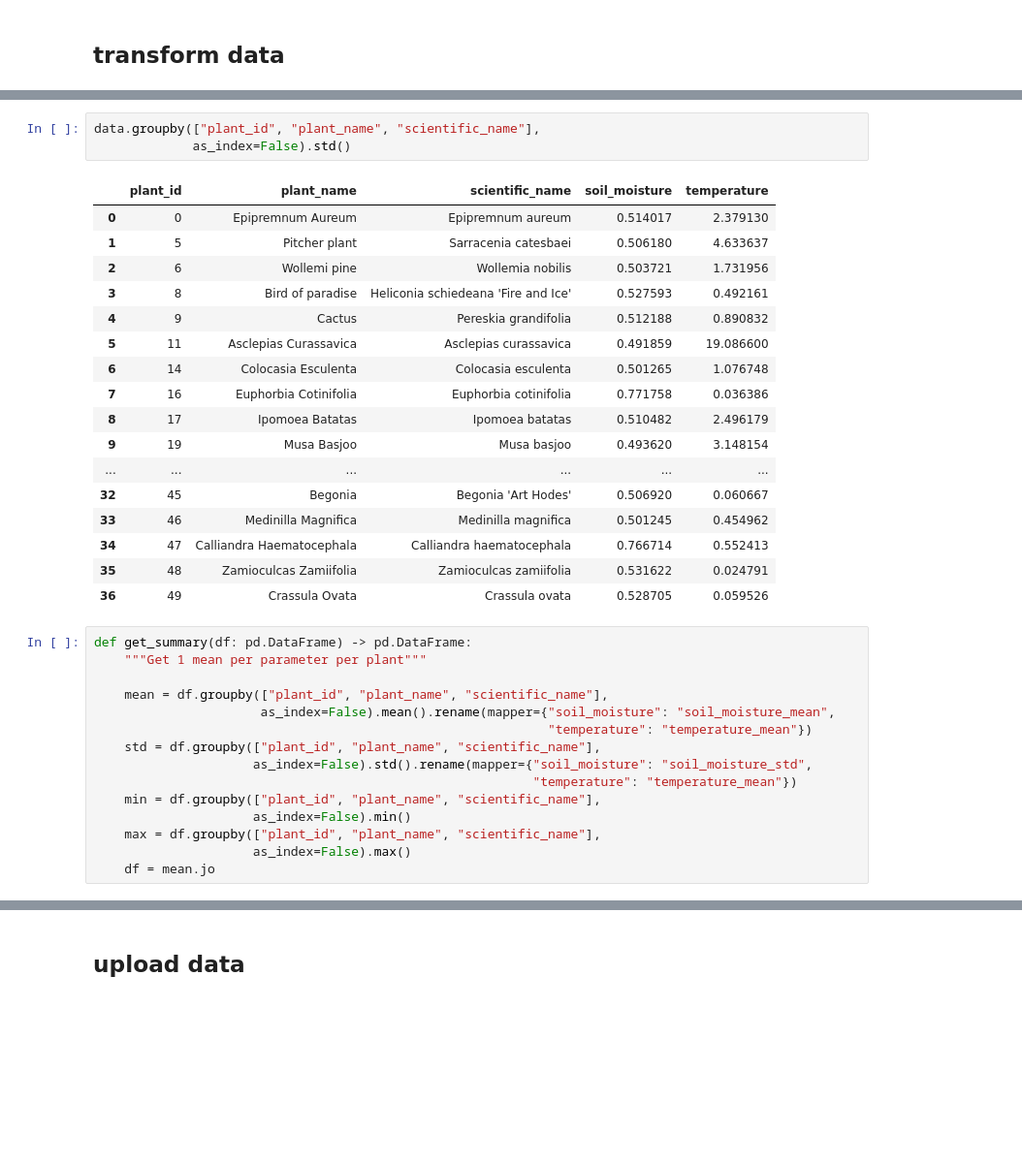
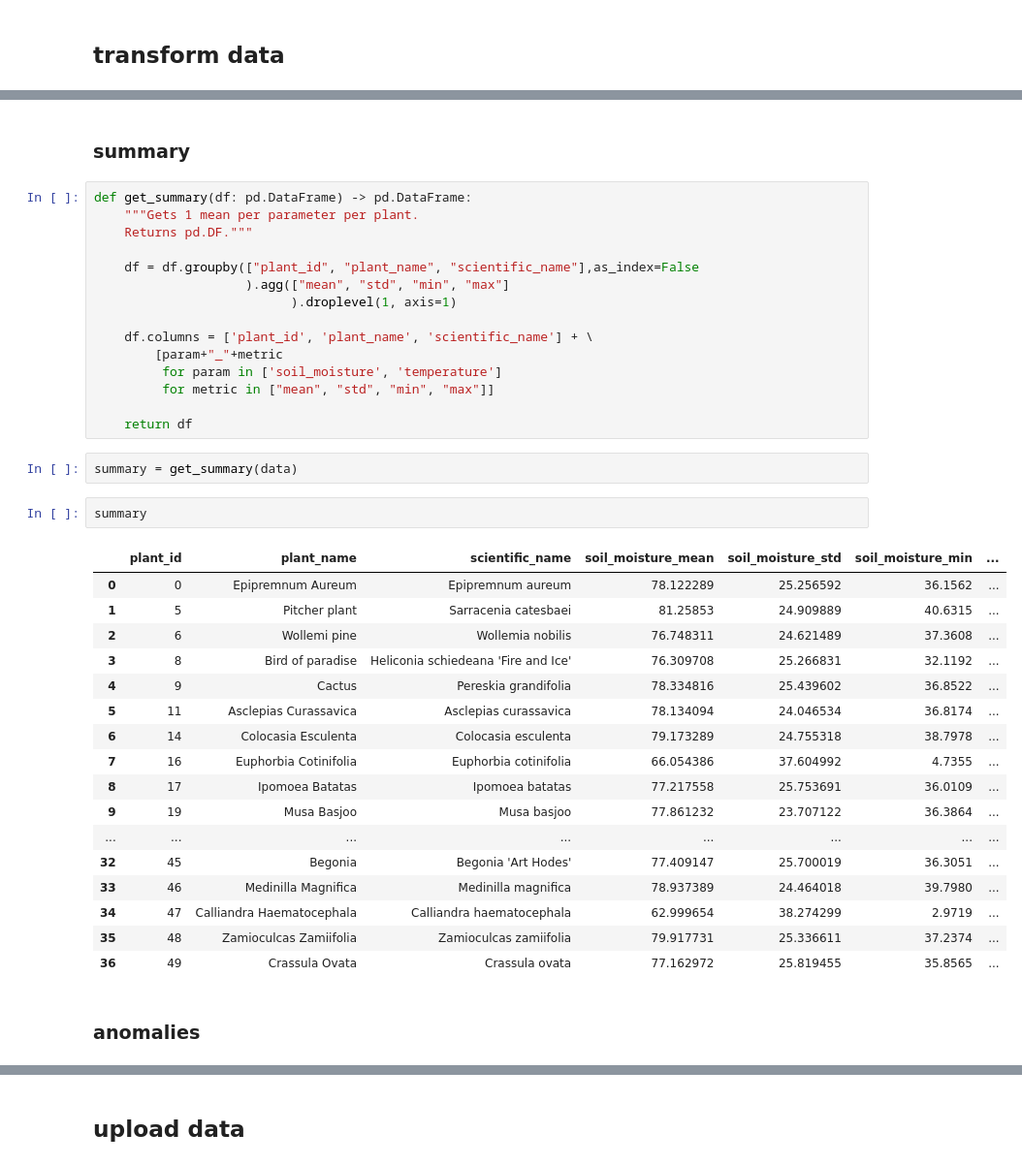
Before and after one commit to ErvinRex/LMNH-plants, a Jupyter notebook: longterm.ipynb, the cells around one changed output, grey strips where cells are left out. Shown: that part at 97% size. Drawn from its saved outputs; the diff is of its cells as text; blank space fills up the shorter version.

Commit message:
added get_summary(); working on anomalies

```diff
--- a/longterm.ipynb
+++ b/longterm.ipynb
@@ -113,36 +69,41 @@ data.groupby(["plant_id", "plant_name", "scientific_name"],
-# %%
-data.groupby(["plant_id", "plant_name", "scientific_name"],
-             as_index=False).std()
-# %% [output]
-|  | plant_id | plant_name | scientific_name | soil_moisture | temperature |
-| 0 | 0 | Epipremnum Aureum | Epipremnum aureum | 0.514017 | 2.379130 |
-| 1 | 5 | Pitcher plant | Sarracenia catesbaei | 0.506180 | 4.633637 |
-| 2 | 6 | Wollemi pine | Wollemia nobilis | 0.503721 | 1.731956 |
-| 3 | 8 | Bird of paradise | Heliconia schiedeana 'Fire and Ice' | 0.527593 | 0.492161 |
-| 4 | 9 | Cactus | Pereskia grandifolia | 0.512188 | 0.890832 |
-| 5 | 11 | Asclepias Curassavica | Asclepias curassavica | 0.491859 | 19.086600 |
-| 6 | 14 | Colocasia Esculenta | Colocasia esculenta | 0.501265 | 1.076748 |
-| 7 | 16 | Euphorbia Cotinifolia | Euphorbia cotinifolia | 0.771758 | 0.036386 |
-| 8 | 17 | Ipomoea Batatas | Ipomoea batatas | 0.510482 | 2.496179 |
-| 9 | 19 | Musa Basjoo | Musa basjoo | 0.493620 | 3.148154 |
-| ... | ... | ... | ... | ... | ... |
-| 32 | 45 | Begonia | Begonia 'Art Hodes' | 0.506920 | 0.060667 |
-| 33 | 46 | Medinilla Magnifica | Medinilla magnifica | 0.501245 | 0.454962 |
-| 34 | 47 | Calliandra Haematocephala | Calliandra haematocephala | 0.766714 | 0.552413 |
-| 35 | 48 | Zamioculcas Zamiifolia | Zamioculcas zamiifolia | 0.531622 | 0.024791 |
-| 36 | 49 | Crassula Ovata | Crassula ovata | 0.528705 | 0.059526 |
+# %% [markdown]
+### summary
 # %%
 def get_summary(df: pd.DataFrame) -> pd.DataFrame:
-    """Get 1 mean per parameter per plant"""
+    """Gets 1 mean per parameter per plant.
+    Returns pd.DF."""
 
-    mean = df.groupby(["plant_id", "plant_name", "scientific_name"],
-                      as_index=False).mean().rename(mapper={"soil_moisture": "soil_moisture_mean",
-                                                            "temperature": "temperature_mean"})
-    std = df.groupby(["plant_id", "plant_name", "scientific_name"],
-                     as_index=False).std().rename(mapper={"soil_moisture": "soil_moisture_std",
-                                                          "temperature": "temperature_mean"})
-    min = df.groupby(["plant_id", "plant_name", "scientific_name"],
-                     as_index=False).min()
-    max = df.groupby(["plant_id", "plant_name", "scientific_name"],
-                     as_index=False).max()
-    df = mean.jo
+    df = df.groupby(["plant_id", "plant_name", "scientific_name"],as_index=False
+                    ).agg(["mean", "std", "min", "max"]
+                          ).droplevel(1, axis=1)
+
+    df.columns = ['plant_id', 'plant_name', 'scientific_name'] + \
+        [param+"_"+metric
+         for param in ['soil_moisture', 'temperature']
+         for metric in ["mean", "std", "min", "max"]]
+
+    return df
+# %%
+summary = get_summary(data)
+# %%
+summary
+# %% [output]
+|  | plant_id | plant_name | scientific_name | soil_moisture_mean | soil_moisture_std | soil_moisture_min | ... |
+| 0 | 0 | Epipremnum Aureum | Epipremnum aureum | 78.122289 | 25.256592 | 36.1562 | ... |
+| 1 | 5 | Pitcher plant | Sarracenia catesbaei | 81.25853 | 24.909889 | 40.6315 | ... |
+| 2 | 6 | Wollemi pine | Wollemia nobilis | 76.748311 | 24.621489 | 37.3608 | ... |
+| 3 | 8 | Bird of paradise | Heliconia schiedeana 'Fire and Ice' | 76.309708 | 25.266831 | 32.1192 | ... |
+| 4 | 9 | Cactus | Pereskia grandifolia | 78.334816 | 25.439602 | 36.8522 | ... |
+| 5 | 11 | Asclepias Curassavica | Asclepias curassavica | 78.134094 | 24.046534 | 36.8174 | ... |
+| 6 | 14 | Colocasia Esculenta | Colocasia esculenta | 79.173289 | 24.755318 | 38.7978 | ... |
+| 7 | 16 | Euphorbia Cotinifolia | Euphorbia cotinifolia | 66.054386 | 37.604992 | 4.7355 | ... |
+| 8 | 17 | Ipomoea Batatas | Ipomoea batatas | 77.217558 | 25.753691 | 36.0109 | ... |
+| 9 | 19 | Musa Basjoo | Musa basjoo | 77.861232 | 23.707122 | 36.3864 | ... |
+| ... | ... | ... | ... | ... | ... | ... | ... |
+| 32 | 45 | Begonia | Begonia 'Art Hodes' | 77.409147 | 25.700019 | 36.3051 | ... |
+| 33 | 46 | Medinilla Magnifica | Medinilla magnifica | 78.937389 | 24.464018 | 39.7980 | ... |
+| 34 | 47 | Calliandra Haematocephala | Calliandra haematocephala | 62.999654 | 38.274299 | 2.9719 | ... |
+| 35 | 48 | Zamioculcas Zamiifolia | Zamioculcas zamiifolia | 79.917731 | 25.336611 | 37.2374 | ... |
+| 36 | 49 | Crassula Ovata | Crassula ovata | 77.162972 | 25.819455 | 35.8565 | ... |
+# %% [markdown]
+### anomalies
```
Also changed, not shown: parts of 8 cells of this notebook.
